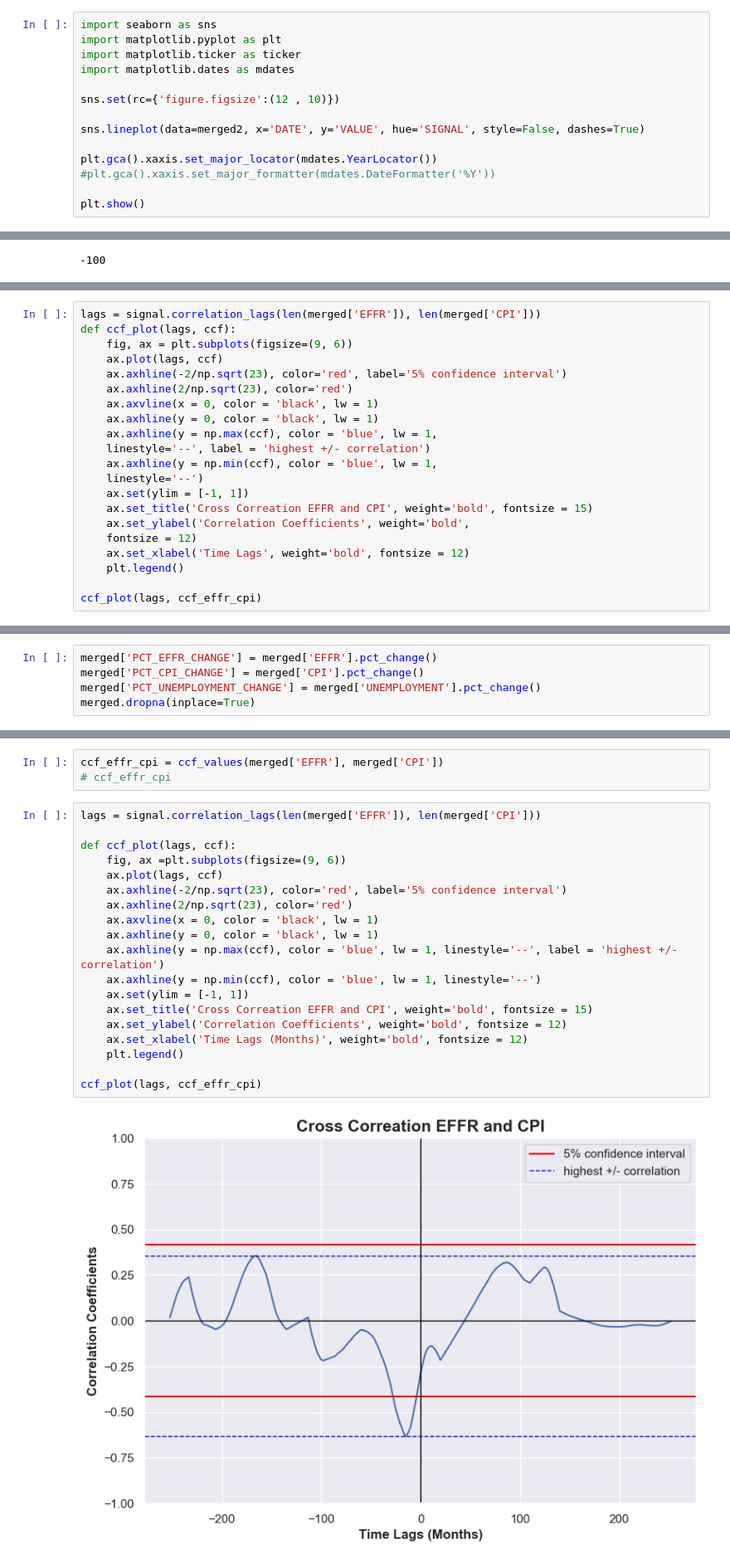
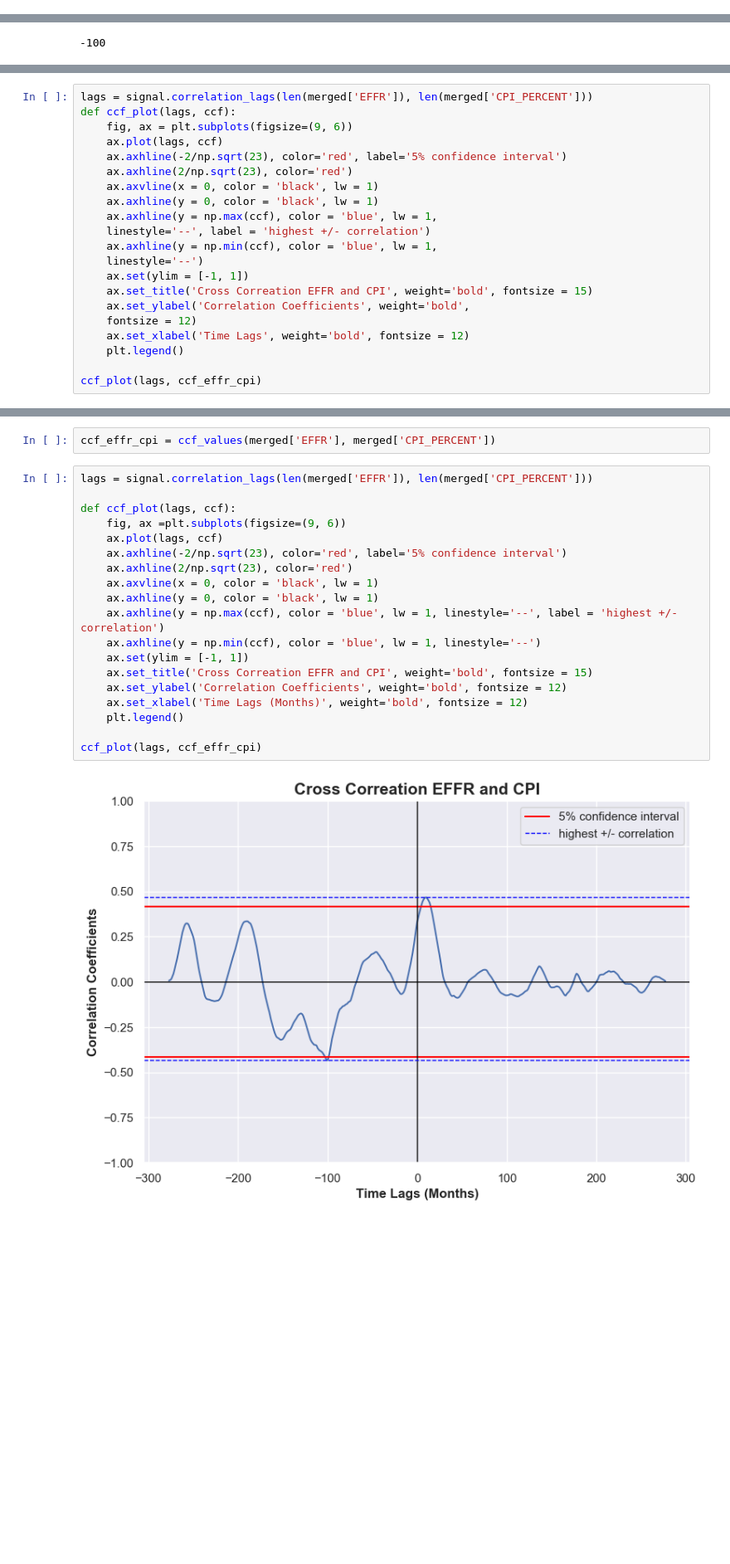
Before and after one commit to himalayahall/DATA608, a Jupyter notebook: Story 2/Story2.ipynb, the cells around one changed output, grey strips where cells are left out. Shown at 83% size. Cells and saved outputs as stored; diff of their text form; blank space fills up the shorter version.

```diff
--- a/Story 2/Story2.ipynb
+++ b/Story 2/Story2.ipynb
@@ -127,14 +86,0 @@ merged2.tail(n=10)
-# %%
-import seaborn as sns
-import matplotlib.pyplot as plt
-import matplotlib.ticker as ticker
-import matplotlib.dates as mdates
-
-sns.set(rc={'figure.figsize':(12 , 10)})
-
-sns.lineplot(data=merged2, x='DATE', y='VALUE', hue='SIGNAL', style=False, dashes=True)
-
-plt.gca().xaxis.set_major_locator(mdates.YearLocator())
-#plt.gca().xaxis.set_major_formatter(mdates.DateFormatter('%Y'))
-
-plt.show()
@@ -200,5 +144,5 @@ ccf_effr_cpi = ccf_values(merged['EFFR'], merged['CPI'])
 # %%
-lags = signal.correlation_lags(len(merged['EFFR']), len(merged['CPI']))
+lags = signal.correlation_lags(len(merged['EFFR']), len(merged['CPI_PERCENT']))
 def ccf_plot(lags, ccf):
     fig, ax = plt.subplots(figsize=(9, 6))
     ax.plot(lags, ccf)
@@ -223,5 +166,0 @@ ccf_plot(lags, ccf_effr_cpi)
-# %%
-merged['PCT_EFFR_CHANGE'] = merged['EFFR'].pct_change()
-merged['PCT_CPI_CHANGE'] = merged['CPI'].pct_change()
-merged['PCT_UNEMPLOYMENT_CHANGE'] = merged['UNEMPLOYMENT'].pct_change()
-merged.dropna(inplace=True)
@@ -316,24 +238,23 @@ merged['EFFR'].corr(merged['UNEMPLOYMENT'])
 # %%
-ccf_effr_cpi = ccf_values(merged['EFFR'], merged['CPI'])
-# ccf_effr_cpi
+ccf_effr_cpi = ccf_values(merged['EFFR'], merged['CPI_PERCENT'])
 # %%
-lags = signal.correlation_lags(len(merged['EFFR']), len(merged['CPI']))
+lags = signal.correlation_lags(len(merged['EFFR']), len(merged['CPI_PERCENT']))
 
 def ccf_plot(lags, ccf):
     fig, ax =plt.subplots(figsize=(9, 6))
     ax.plot(lags, ccf)
     ax.axhline(-2/np.sqrt(23), color='red', label='5% confidence interval')
     ax.axhline(2/np.sqrt(23), color='red')
     ax.axvline(x = 0, color = 'black', lw = 1)
     ax.axhline(y = 0, color = 'black', lw = 1)
     ax.axhline(y = np.max(ccf), color = 'blue', lw = 1, linestyle='--', label = 'highest +/- correlation')
     ax.axhline(y = np.min(ccf), color = 'blue', lw = 1, linestyle='--')
     ax.set(ylim = [-1, 1])
     ax.set_title('Cross Correation EFFR and CPI', weight='bold', fontsize = 15)
     ax.set_ylabel('Correlation Coefficients', weight='bold', fontsize = 12)
     ax.set_xlabel('Time Lags (Months)', weight='bold', fontsize = 12)
     plt.legend()
 
 ccf_plot(lags, ccf_effr_cpi)
 # %% [output]
-[figure, old version]
+[figure, new version]
```
Also changed, not shown: parts of 19 cells of this notebook, 3 other files.
